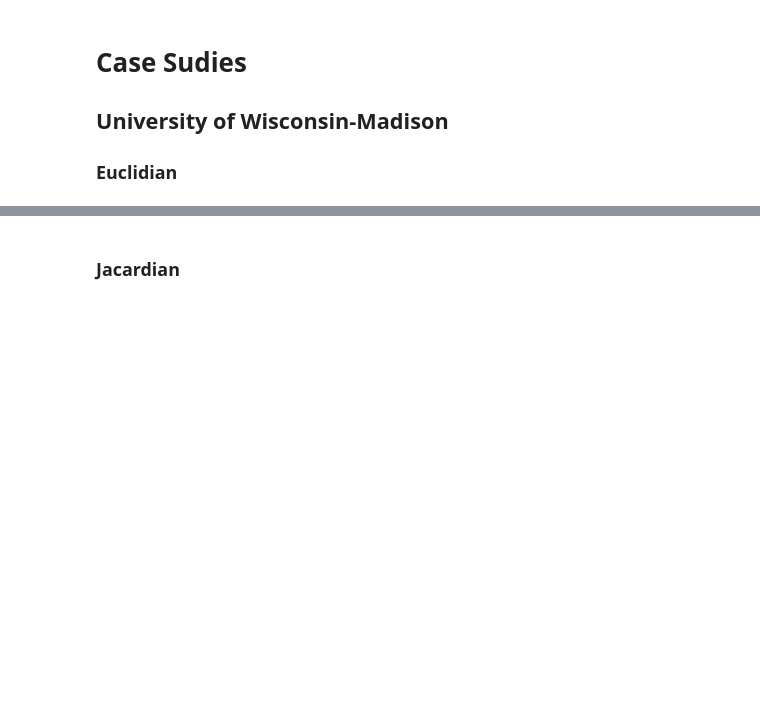
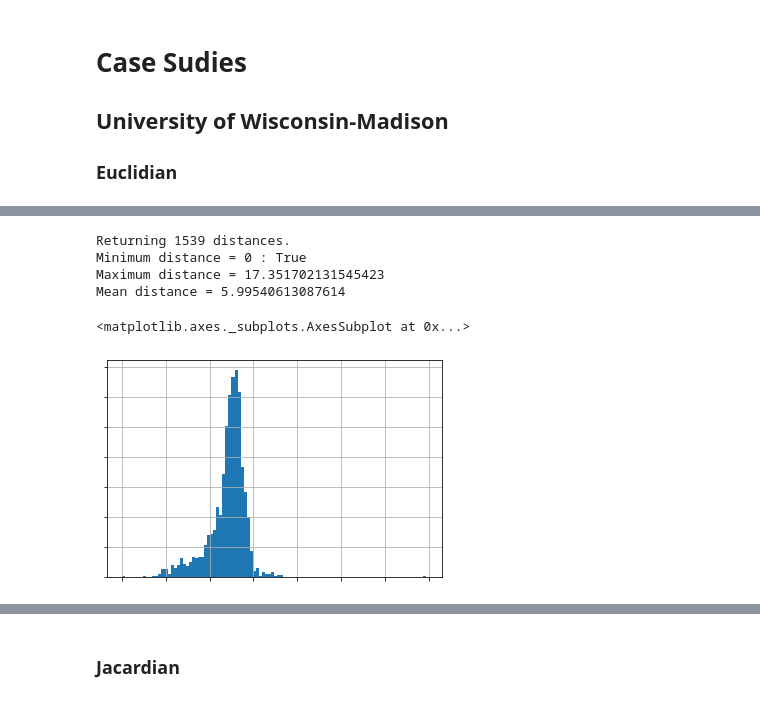
Before and after one commit to adamrossnelson/distances, a Jupyter notebook: ComparisonGroupLiveData.ipynb, the cells around one changed output, grey strips where cells are left out. Drawn from its saved outputs; the diff is of its cells as text; code cells hidden in the pictures; blank space fills up the shorter version.

```diff
--- a/ComparisonGroupLiveData.ipynb
+++ b/ComparisonGroupLiveData.ipynb
@@ -226,9 +289,19 @@ df.loc[240444]
 # %%
-continous_cols = ['longitud','latitude','roomcap','roomamt',
+continous_cols = ['longitud','latitude','roomcap','roomamtX','boardamtX',
                   'applfeeu','accept','enrlft']
 df['WI_euclidian'] = euclidian(data=df, ref=240444,
                                cols=continous_cols,
                                verbose=True)
+# %% [output]
+Returning 1539 distances.
+Minimum distance = 0 : True
+Maximum distance = 17.351702131545423
+Mean distance = 5.99540613087614
+# %%
+df['WI_euclidian'].hist(bins=100)
+# %% [output]
+<matplotlib.axes._subplots.AxesSubplot at 0x...>
+[figure, added]
 # %%
 # Verify that Wisconsin is distance zero from itself
 print(df.loc[240444]['WI_euclidian'] == 0)
```
Also changed, not shown: parts of 15 cells of this notebook.
